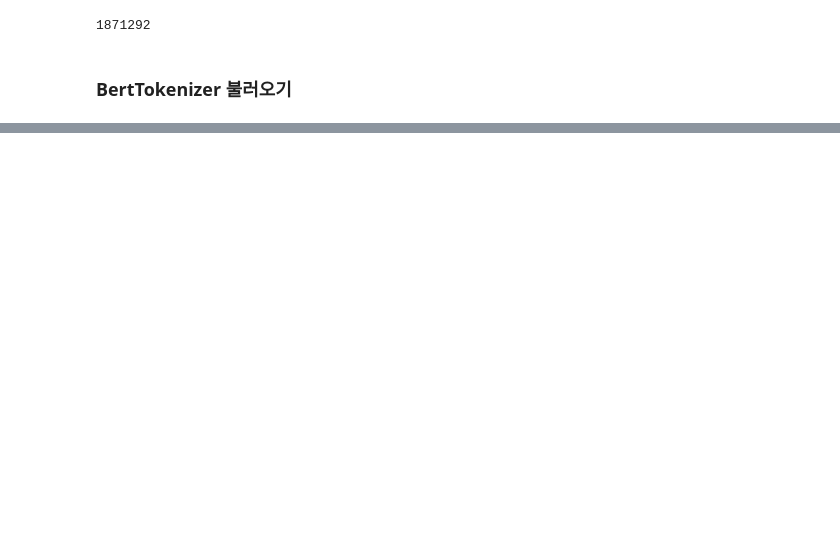
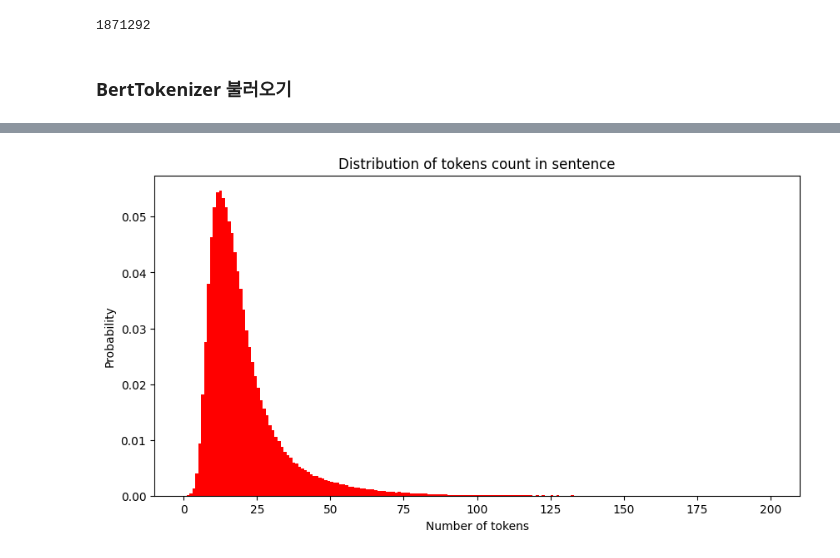
Before and after one commit to DonghaeSuh/NLP_Pytorch, a Jupyter notebook: Model/BERT/BERT_NLI.ipynb, the cells around one changed output, grey strips where cells are left out. Drawn from its saved outputs; the diff is of its cells as text; code cells hidden in the pictures; blank space fills up the shorter version.

```diff
--- a/Model/BERT/BERT_NLI.ipynb
+++ b/Model/BERT/BERT_NLI.ipynb
@@ -145,0 +144,2 @@ tokenizer=BertTokenizer('')
+# %%
+tokenizer=BertTokenizer.from_pretrained('bert-base-multilingual-cased')
@@ -145,0 +177,3 @@ tokenizer=BertTokenizer('')
+# %%
+sent_len = sentences.astype(str).progress_apply(lambda x : len(tokenizer.tokenize(x)))
+sent_len
@@ -145,0 +195,10 @@ tokenizer=BertTokenizer('')
+# %%
+plt.figure(figsize=(10,5))
+
+plt.hist(sent_len,bins=200,range=[0,200],color='r',density=True,label='train')
+plt.title('Distribution of tokens count in sentence')
+plt.xlabel('Number of tokens')
+plt.ylabel('Probability')
+plt.show()
+# %% [output]
+[figure, added]
```
Also changed, not shown: parts of 44 cells of this notebook.
